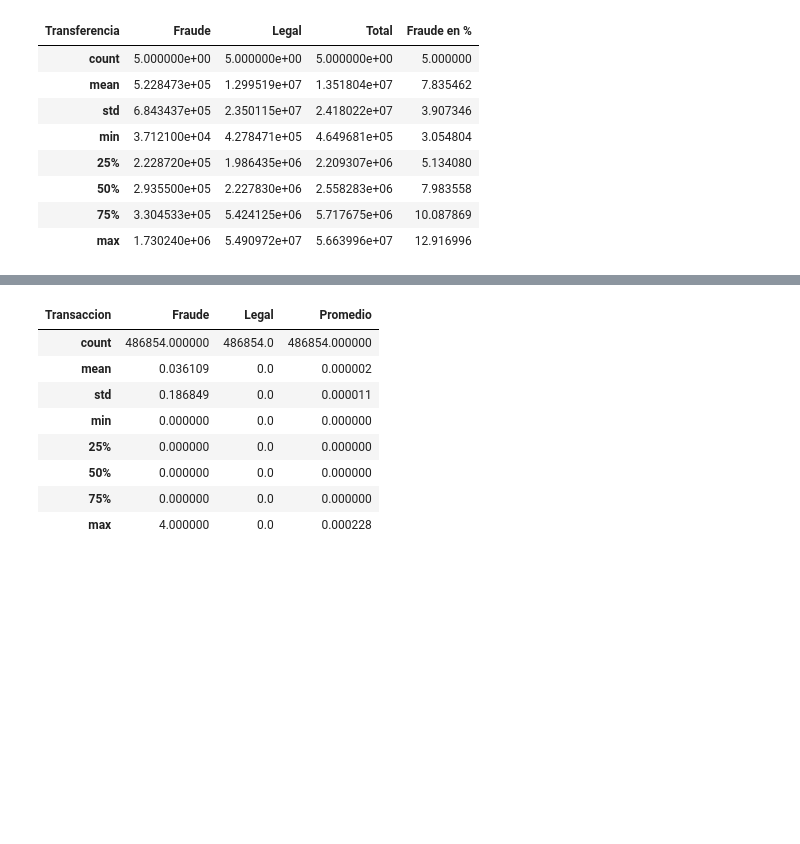
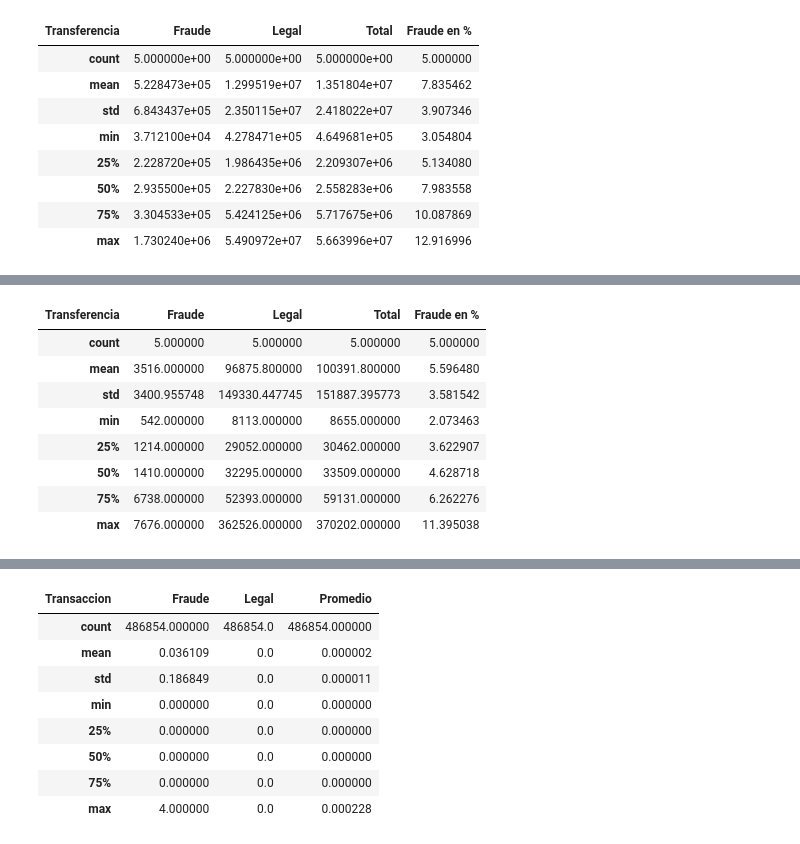
Before and after one commit to Brucejr09/Org-de-Datos-106828, a Jupyter notebook: analisis.ipynb, the cells around one changed output, grey strips where cells are left out. Cells and saved outputs as stored; diff of their text form; code cells hidden in the pictures; blank space fills up the shorter version.

Commit message:
Optimizacion de los analisis 1, 2, 3, 8 y 9

```diff
--- a/analisis.ipynb
+++ b/analisis.ipynb
@@ -81 +93,9 @@ analisis["Fraude en %"] = analisis["Fraude"] * 100 / analisis["Total"]
+# %%
+analisis["Cantidad"] = analisis["Tipo de producto"].map(cantidad_producto)
+# %%
+analisis_cantidad = analisis.pivot_table(values="Cantidad", index="Tipo de producto", columns="Transferencia", aggfunc=sum)
+# %%
+analisis_cantidad["Total"] = analisis_cantidad.Fraude + analisis_cantidad.Legal
+# %%
+analisis_cantidad["Fraude en %"] = analisis_cantidad.Fraude * 100 / analisis_cantidad.Total
 # %%
@@ -102,0 +123,12 @@ analisis
+# %%
+analisis_cantidad.describe()
+# %% [output]
+| Transferencia | Fraude | Legal | Total | Fraude en % |
+| count | 5.000000 | 5.000000 | 5.000000 | 5.000000 |
+| mean | 3516.000000 | 96875.800000 | 100391.800000 | 5.596480 |
+| std | 3400.955748 | 149330.447745 | 151887.395773 | 3.581542 |
+| min | 542.000000 | 8113.000000 | 8655.000000 | 2.073463 |
+| 25% | 1214.000000 | 29052.000000 | 30462.000000 | 3.622907 |
+| 50% | 1410.000000 | 32295.000000 | 33509.000000 | 4.628718 |
+| 75% | 6738.000000 | 52393.000000 | 59131.000000 | 6.262276 |
+| max | 7676.000000 | 362526.000000 | 370202.000000 | 11.395038 |
```
Also changed, not shown: parts of 21 cells of this notebook, 1 other file.
